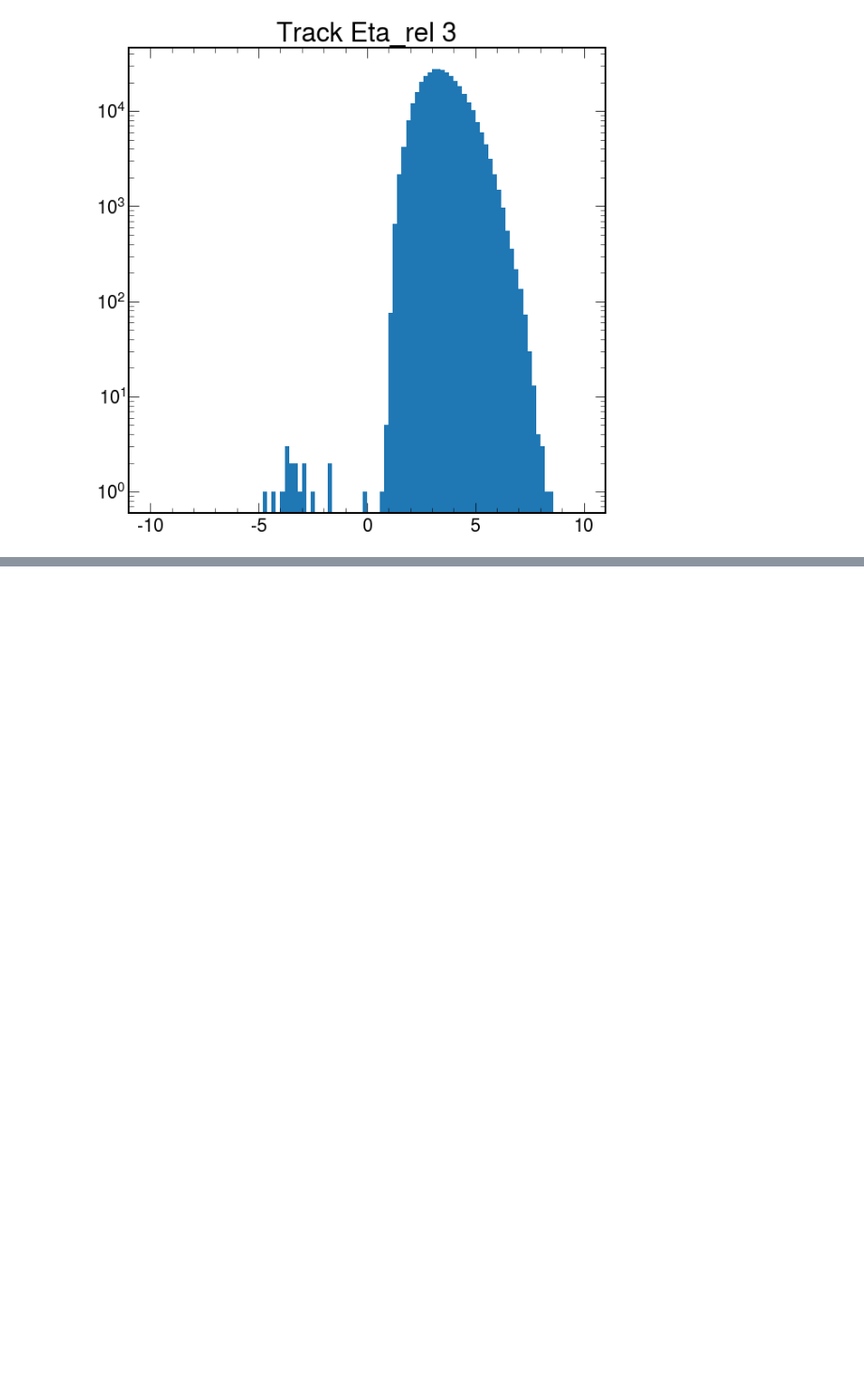
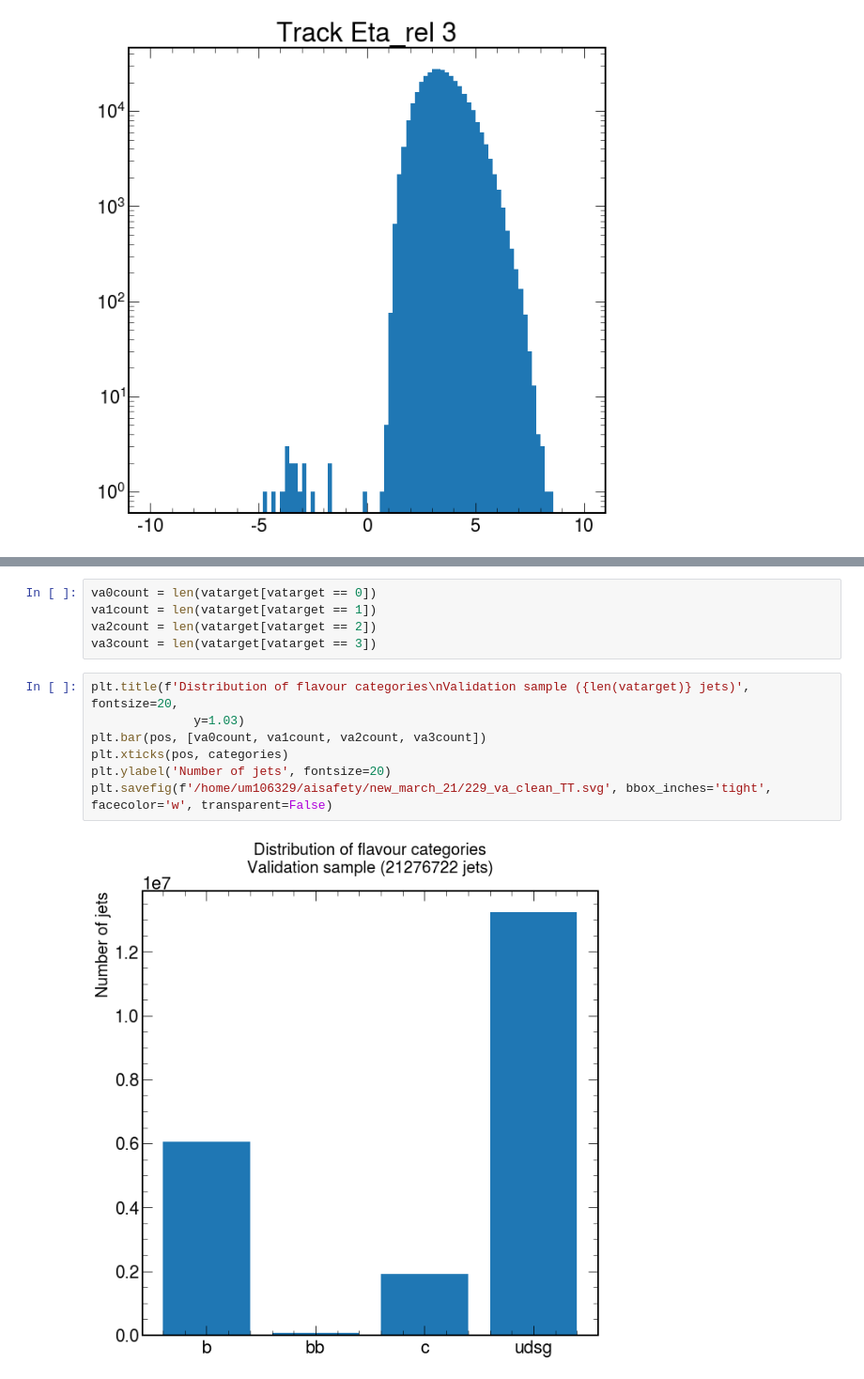
Before and after one commit to AnnikaStein/AI_Safety_2021, a Jupyter notebook: new_march_21/information_data.ipynb, the cells around one changed output, grey strips where cells are left out. Shown: that part at 94% size. Saved outputs shown, nothing was run; the diff lists cells and outputs as text; blank space fills up the shorter version.

```diff
--- a/new_march_21/information_data.ipynb
+++ b/new_march_21/information_data.ipynb
@@ -430,0 +554,14 @@ Text(0.5, 1.0, 'Track Eta_rel 3')
+# %%
+va0count = len(vatarget[vatarget == 0])
+va1count = len(vatarget[vatarget == 1])
+va2count = len(vatarget[vatarget == 2])
+va3count = len(vatarget[vatarget == 3])
+# %%
+plt.title(f'Distribution of flavour categories\nValidation sample ({len(vatarget)} jets)', fontsize=20,
+              y=1.03)
+plt.bar(pos, [va0count, va1count, va2count, va3count])
+plt.xticks(pos, categories)
+plt.ylabel('Number of jets', fontsize=20)
+plt.savefig(f'/home/um106329/aisafety/new_march_21/229_va_clean_TT.svg', bbox_inches='tight', facecolor='w', transparent=False)
+# %% [output]
+[figure, added]
```
Also changed, not shown: parts of 63 cells of this notebook.
